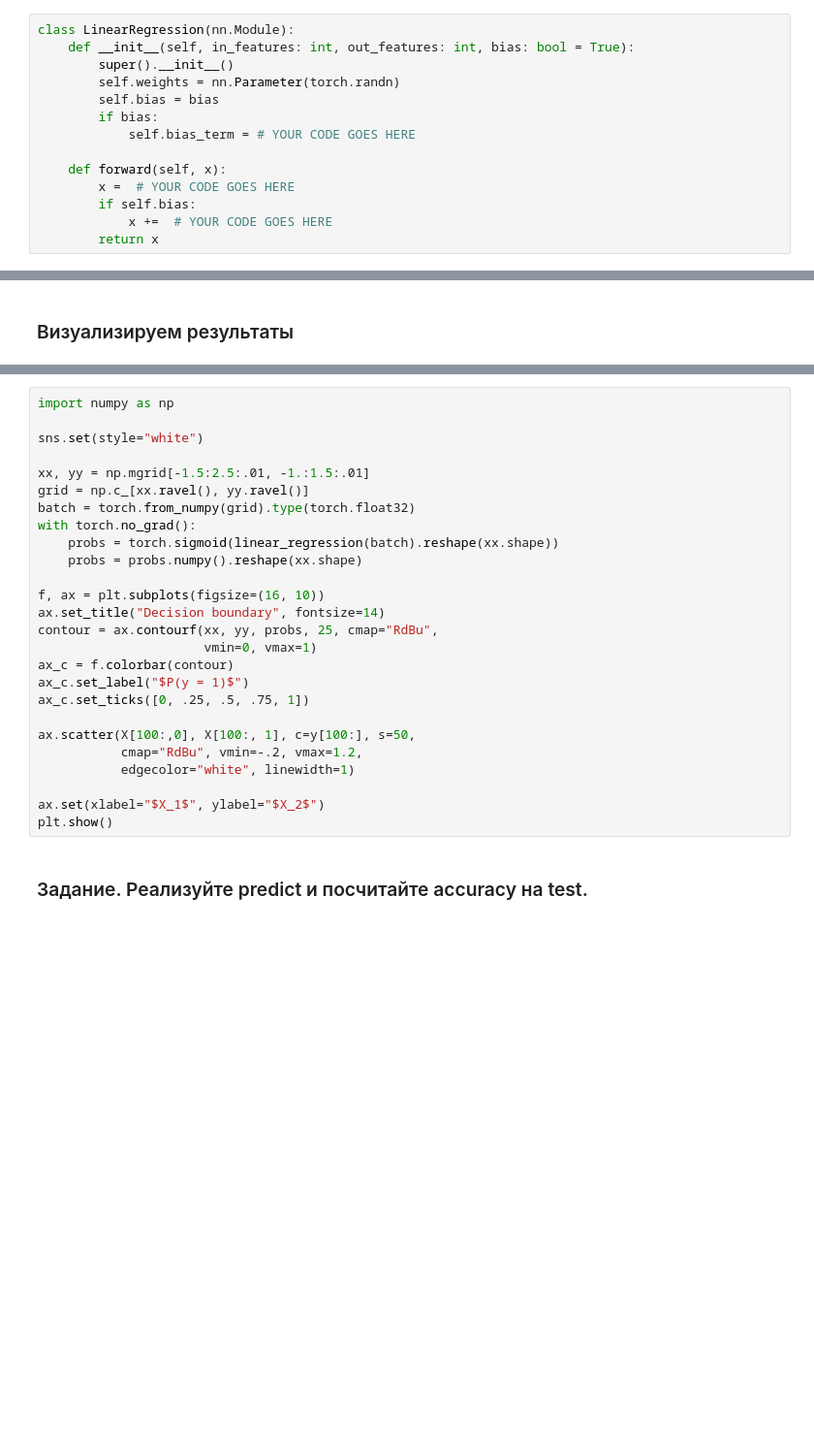
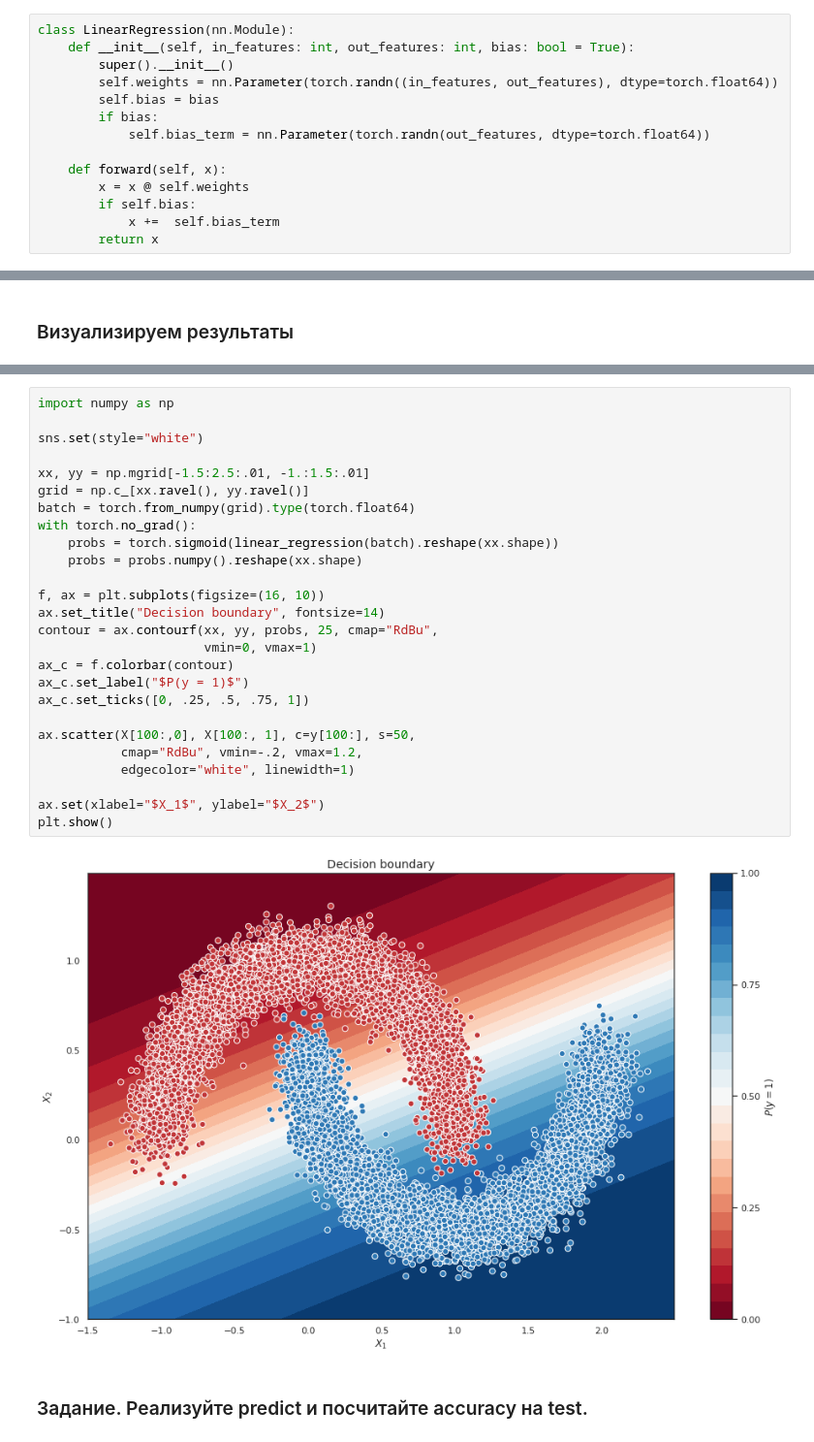
Before and after one commit to TheSameMan/Deep-Learning-1-2021-, a Jupyter notebook: Сверточные нейронные сети/[homework]dense_and_convolutional_nn.ipynb, the cells around one changed output, grey strips where cells are left out. Shown at 97% size. Cells and saved outputs as stored; diff of their text form; blank space fills up the shorter version.

```diff
--- a/Сверточные нейронные сети/[homework]dense_and_convolutional_nn.ipynb
+++ b/Сверточные нейронные сети/[homework]dense_and_convolutional_nn.ipynb
@@ -76,15 +78,15 @@ $$
 class LinearRegression(nn.Module):
     def __init__(self, in_features: int, out_features: int, bias: bool = True):
         super().__init__()
-        self.weights = nn.Parameter(torch.randn)
+        self.weights = nn.Parameter(torch.randn((in_features, out_features), dtype=torch.float64))
         self.bias = bias
         if bias:
-            self.bias_term = # YOUR CODE GOES HERE
+            self.bias_term = nn.Parameter(torch.randn(out_features, dtype=torch.float64))
 
     def forward(self, x):
-        x =  # YOUR CODE GOES HERE
+        x = x @ self.weights
         if self.bias:
-            x +=  # YOUR CODE GOES HERE
+            x +=  self.bias_term
         return x
 # %%
 linear_regression = LinearRegression(2, 1)
@@ -157,29 +179,31 @@ plt.show()
 # %%
 import numpy as np
 
 sns.set(style="white")
 
 xx, yy = np.mgrid[-1.5:2.5:.01, -1.:1.5:.01]
 grid = np.c_[xx.ravel(), yy.ravel()]
-batch = torch.from_numpy(grid).type(torch.float32)
+batch = torch.from_numpy(grid).type(torch.float64)
 with torch.no_grad():
     probs = torch.sigmoid(linear_regression(batch).reshape(xx.shape))
     probs = probs.numpy().reshape(xx.shape)
 
 f, ax = plt.subplots(figsize=(16, 10))
 ax.set_title("Decision boundary", fontsize=14)
 contour = ax.contourf(xx, yy, probs, 25, cmap="RdBu",
                       vmin=0, vmax=1)
 ax_c = f.colorbar(contour)
 ax_c.set_label("$P(y = 1)$")
 ax_c.set_ticks([0, .25, .5, .75, 1])
 
 ax.scatter(X[100:,0], X[100:, 1], c=y[100:], s=50,
            cmap="RdBu", vmin=-.2, vmax=1.2,
            edgecolor="white", linewidth=1)
 
 ax.set(xlabel="$X_1$", ylabel="$X_2$")
 plt.show()
+# %% [output]
+[figure, added]
 # %% [markdown]
 ### Задание. Реализуйте predict и посчитайте accuracy на test.
 # %%
```
Also changed, not shown: parts of 34 cells of this notebook.
